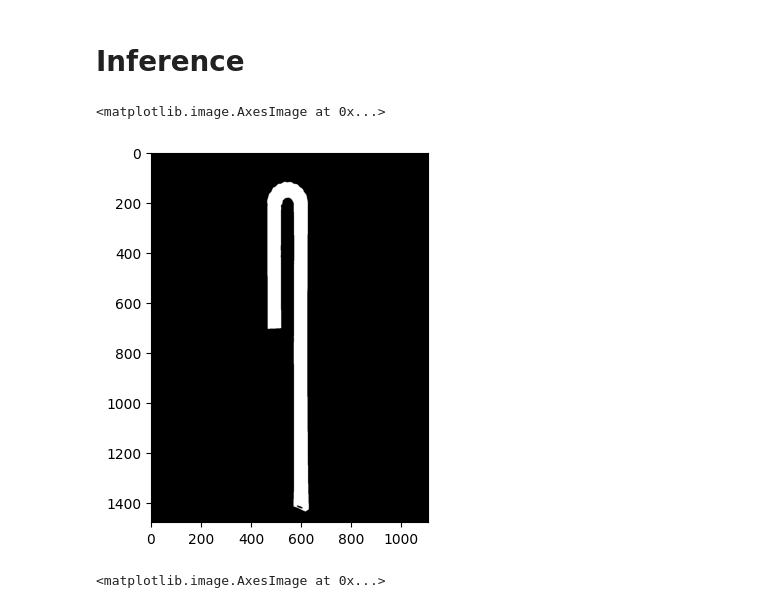
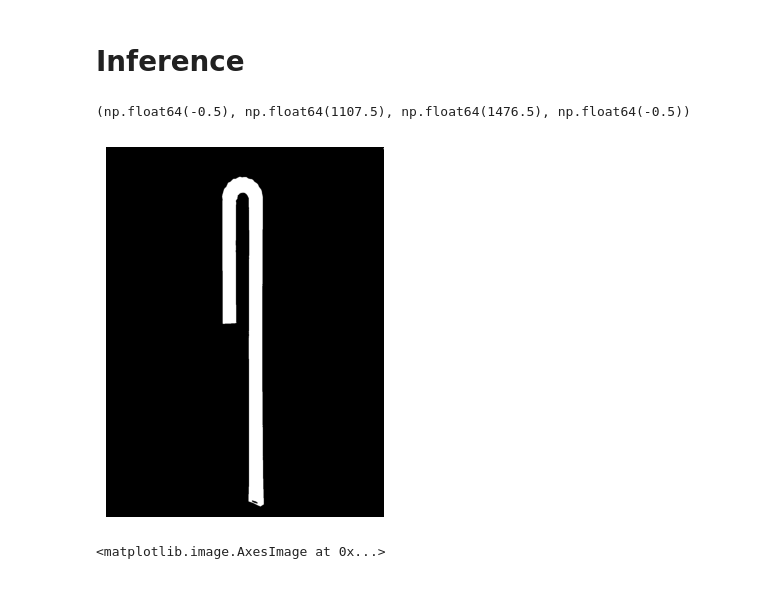
Before and after one commit to swift-dynamics/F-N-defect-detection, a Jupyter notebook: notebook/create_straw_model.ipynb, the cells around one changed output. Drawn from its saved outputs; the diff is of its cells as text; code cells hidden in the pictures.

```diff
--- a/notebook/create_straw_model.ipynb
+++ b/notebook/create_straw_model.ipynb
@@ -131,9 +131,10 @@ straw_template = cv2.imread('../template/straw_template.jpg', cv2.IMREAD_GRAYSCA
 # %%
 bin_img = to_binary(straw_template.copy(), kernel=(1, 1))
 plt.imshow(bin_img, cmap='gray')
+plt.axis('off')
 # %% [output]
-<matplotlib.image.AxesImage at 0x...>
+(np.float64(-0.5), np.float64(1107.5), np.float64(1476.5), np.float64(-0.5))
-[figure, old version]
+[figure, new version]
 # %%
 contours, straw_contours = get_contour(bin_img)
 
```
Also changed, not shown: parts of 5 cells of this notebook, 4 other files.
